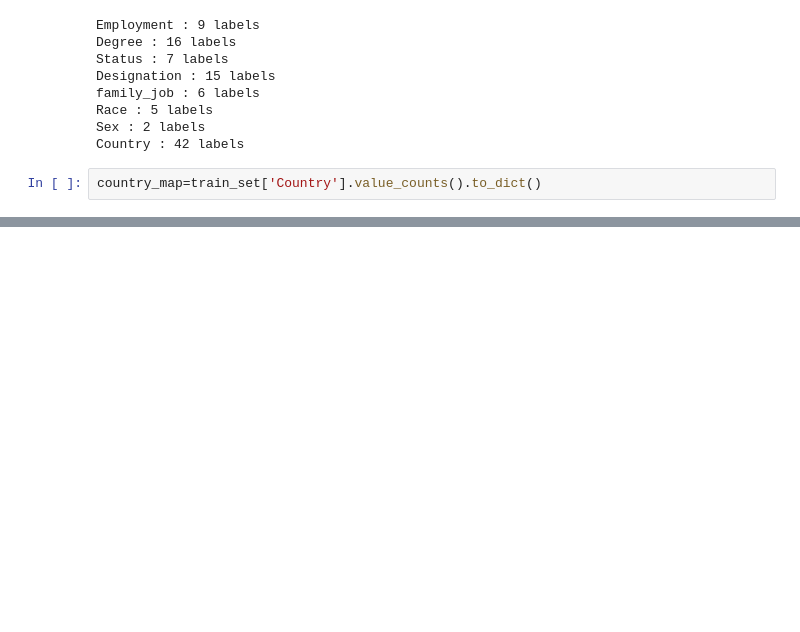
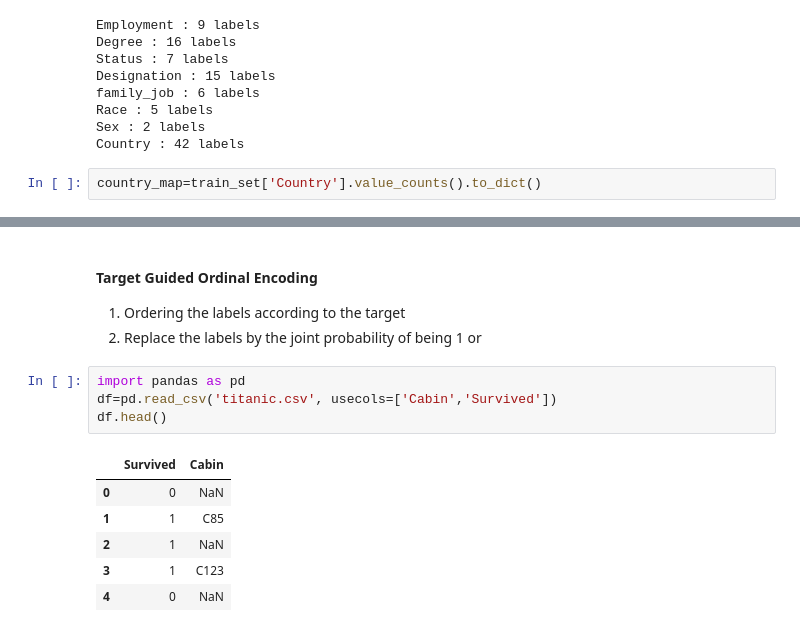
Before and after one commit to AugustineJosephMN/Feature-Engineering, a Jupyter notebook: Handling Categorical Features.ipynb, the cells around one changed output, grey strips where cells are left out. Saved outputs shown, nothing was run; the diff lists cells and outputs as text; blank space fills up the shorter version.

Commit message:
Target Guided Ordinal Encoding

```diff
--- a/Handling Categorical Features.ipynb
+++ b/Handling Categorical Features.ipynb
@@ -268,3 +268,18 @@ train_set.head(20)
 | 17 | Private | HS-grad | Never-married | Machine-op-inspct | Unmarried | White | Male | 29170 |
 | 18 | Private | 11th | Married-civ-spouse | Sales | Husband | White | Male | 29170 |
 | 19 | Self-emp-not-inc | Masters | Divorced | Exec-managerial | Unmarried | White | Female | 29170 |
+# %% [markdown]
+#### Target Guided Ordinal Encoding
+1. Ordering the labels according to the target
+2. Replace the labels by the joint probability of being 1 or
+# %%
+import pandas as pd
+df=pd.read_csv('titanic.csv', usecols=['Cabin','Survived'])
+df.head()
+# %% [output]
+|  | Survived | Cabin |
+| 0 | 0 | NaN |
+| 1 | 1 | C85 |
+| 2 | 1 | NaN |
+| 3 | 1 | C123 |
+| 4 | 0 | NaN |
```
Also changed, not shown: parts of 8 cells of this notebook.
